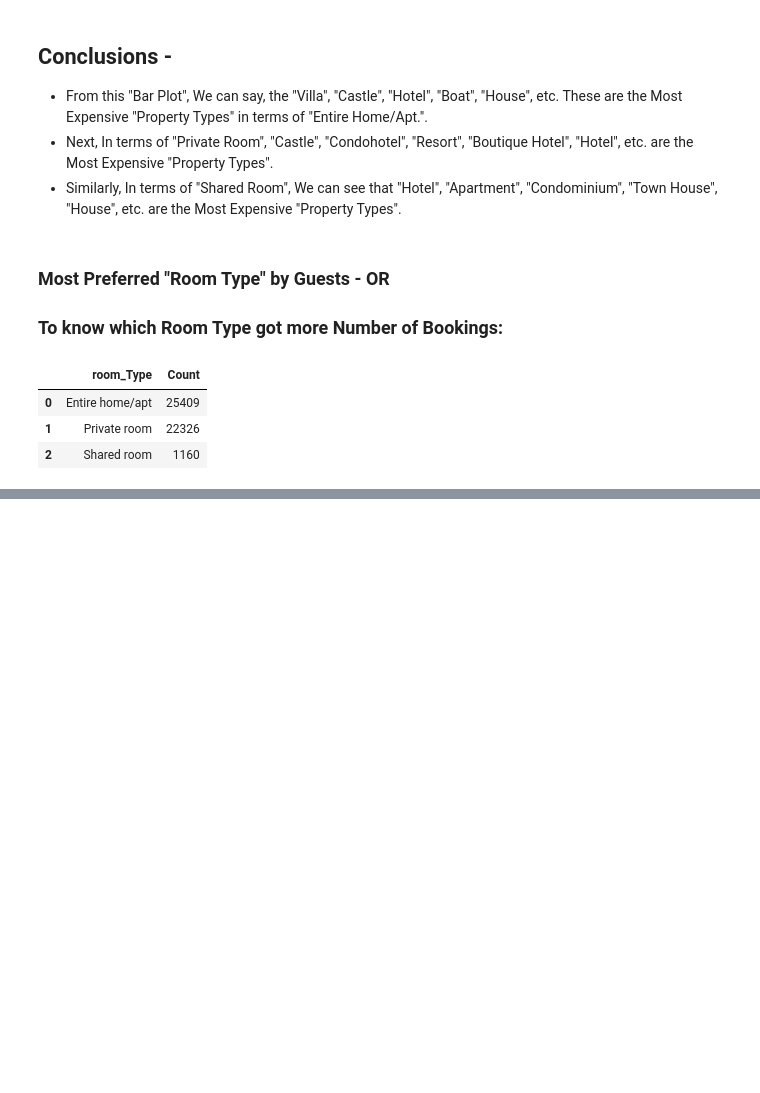
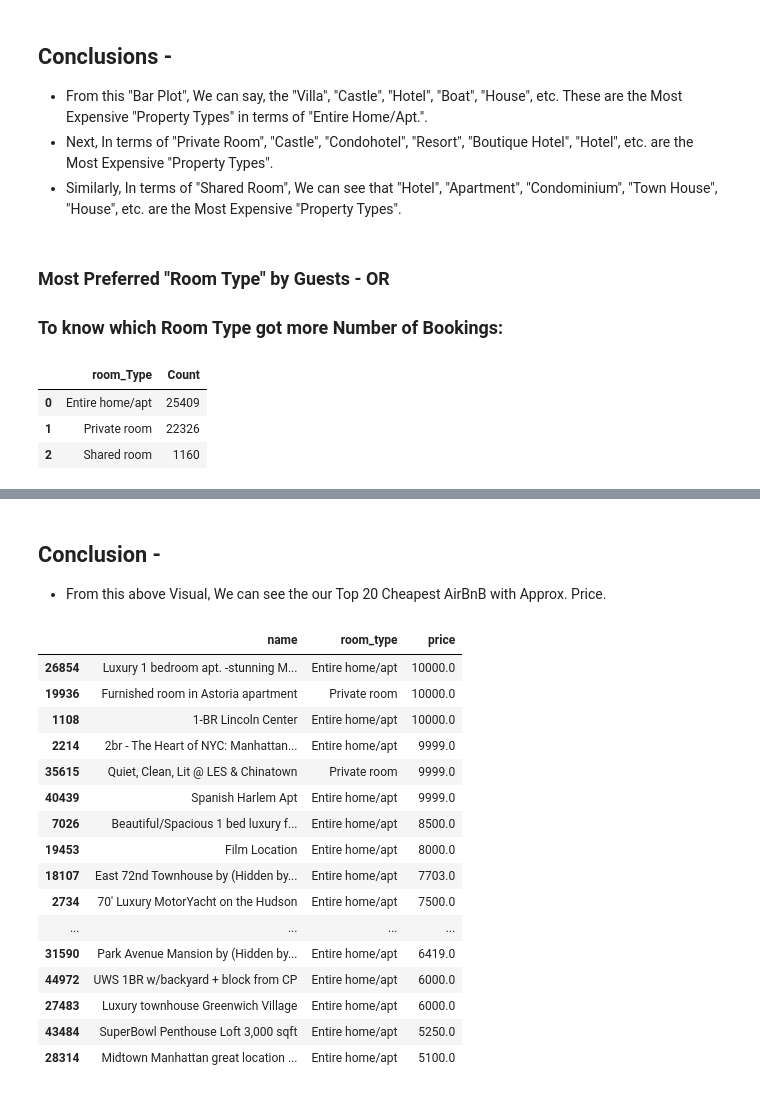
Before and after one commit to spradeepgit/Airbnb-Booking-Analysis, a Jupyter notebook: Airbnb_Booking_Analysis_Capstone_Project.ipynb, the cells around one changed output, grey strips where cells are left out. Cells and saved outputs as stored; diff of their text form; code cells hidden in the pictures; blank space fills up the shorter version.

```diff
--- a/Airbnb_Booking_Analysis_Capstone_Project.ipynb
+++ b/Airbnb_Booking_Analysis_Capstone_Project.ipynb
@@ -364,0 +563,27 @@ fig.show()
+# %% [markdown]
+## Conclusion -
+*   From this above Visual, We can see the our Top 20 Cheapest AirBnB with Approx. Price.
+# %%
+#Q9. Most Expensive AirBnB's -
+
+df_data = df_Listings.groupby(['name', 'room_type'])['price'].mean().reset_index().sort_values(by='price',
+                                                                                               ascending=False)[0:20]
+df_data
+# %% [output]
+|  | name | room_type | price |
+| 26854 | Luxury 1 bedroom apt. -stunning M... | Entire home/apt | 10000.0 |
+| 19936 | Furnished room in Astoria apartment | Private room | 10000.0 |
+| 1108 | 1-BR Lincoln Center | Entire home/apt | 10000.0 |
+| 2214 | 2br - The Heart of NYC: Manhattan... | Entire home/apt | 9999.0 |
+| 35615 | Quiet, Clean, Lit @ LES & Chinatown | Private room | 9999.0 |
+| 40439 | Spanish Harlem Apt | Entire home/apt | 9999.0 |
+| 7026 | Beautiful/Spacious 1 bed luxury f... | Entire home/apt | 8500.0 |
+| 19453 | Film Location | Entire home/apt | 8000.0 |
+| 18107 | East 72nd Townhouse by (Hidden by... | Entire home/apt | 7703.0 |
+| 2734 | 70' Luxury MotorYacht on the Hudson | Entire home/apt | 7500.0 |
+| ... | ... | ... | ... |
+| 31590 | Park Avenue Mansion by (Hidden by... | Entire home/apt | 6419.0 |
+| 44972 | UWS 1BR w/backyard + block from CP | Entire home/apt | 6000.0 |
+| 27483 | Luxury townhouse Greenwich Village | Entire home/apt | 6000.0 |
+| 43484 | SuperBowl Penthouse Loft 3,000 sqft | Entire home/apt | 5250.0 |
+| 28314 | Midtown Manhattan great location ... | Entire home/apt | 5100.0 |
```
Also changed, not shown: parts of 37 cells of this notebook.
